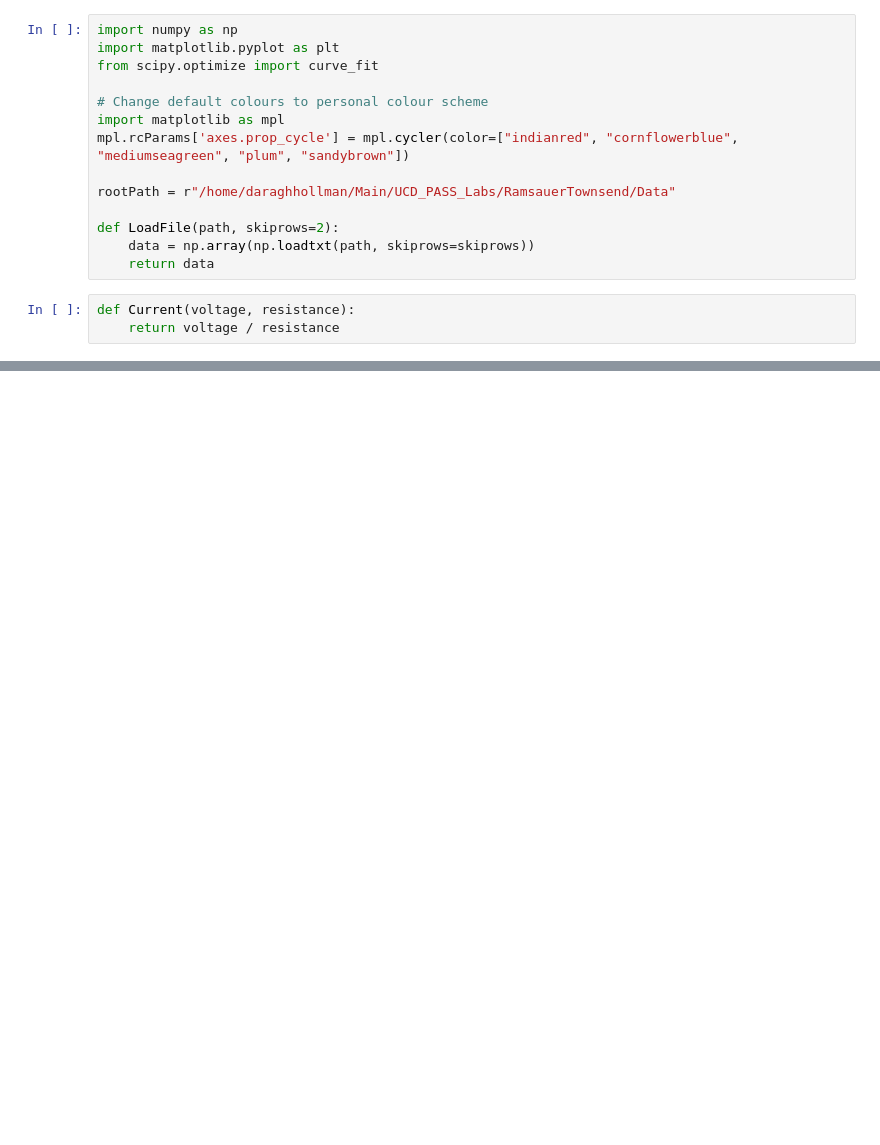
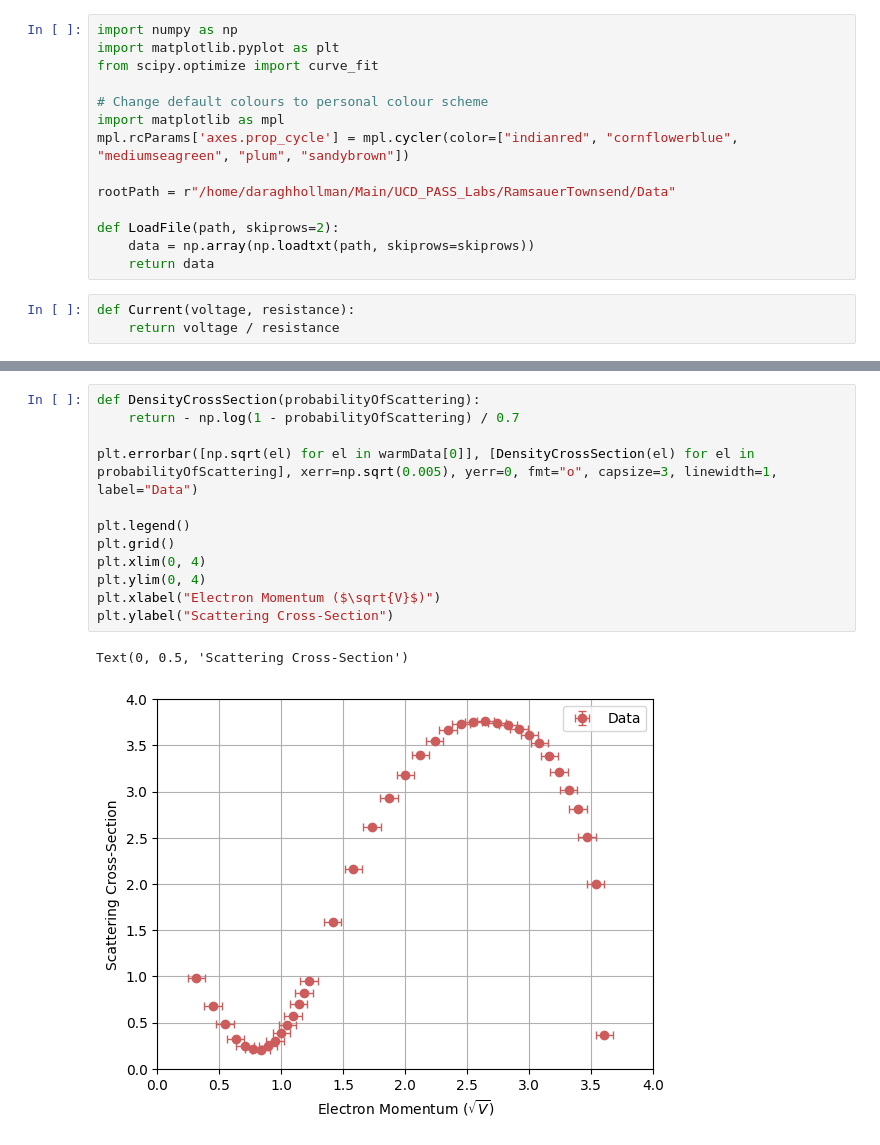
Before and after one commit to daraghhollman/UCD_PASS_Labs, a Jupyter notebook: RamsauerTownsend/Python/ramsauer.ipynb, the cells around one changed output, grey strips where cells are left out. Cells and saved outputs as stored; diff of their text form; blank space fills up the shorter version.

```diff
--- a/RamsauerTownsend/Python/ramsauer.ipynb
+++ b/RamsauerTownsend/Python/ramsauer.ipynb
@@ -43,0 +142,15 @@ plt.ylim(0, 2e-6)
+# %%
+def DensityCrossSection(probabilityOfScattering):
+    return - np.log(1 - probabilityOfScattering) / 0.7
+
+plt.errorbar([np.sqrt(el) for el in warmData[0]], [DensityCrossSection(el) for el in probabilityOfScattering], xerr=np.sqrt(0.005), yerr=0, fmt="o", capsize=3, linewidth=1, label="Data")
+
+plt.legend()
+plt.grid()
+plt.xlim(0, 4)
+plt.ylim(0, 4)
+plt.xlabel("Electron Momentum ($\sqrt{V}$)")
+plt.ylabel("Scattering Cross-Section")
+# %% [output]
+Text(0, 0.5, 'Scattering Cross-Section')
+[figure, added]
```
Also changed, not shown: parts of 6 cells of this notebook, 2 other files.
